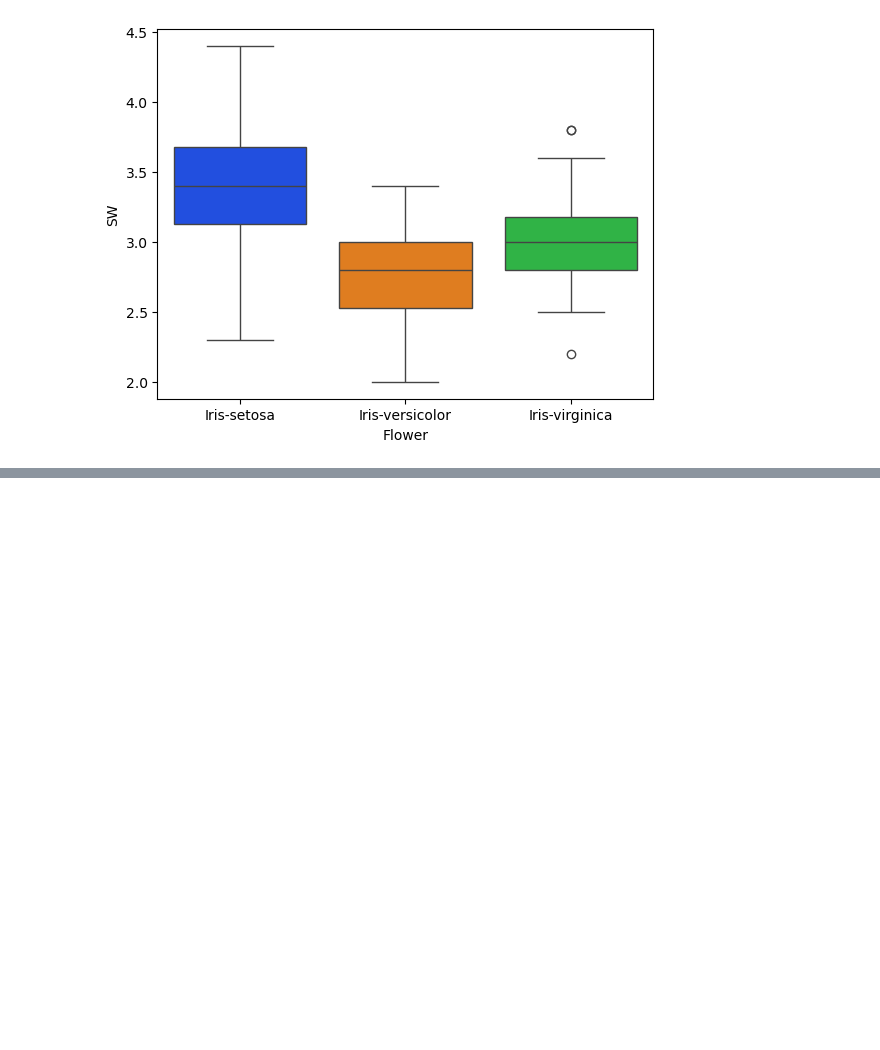
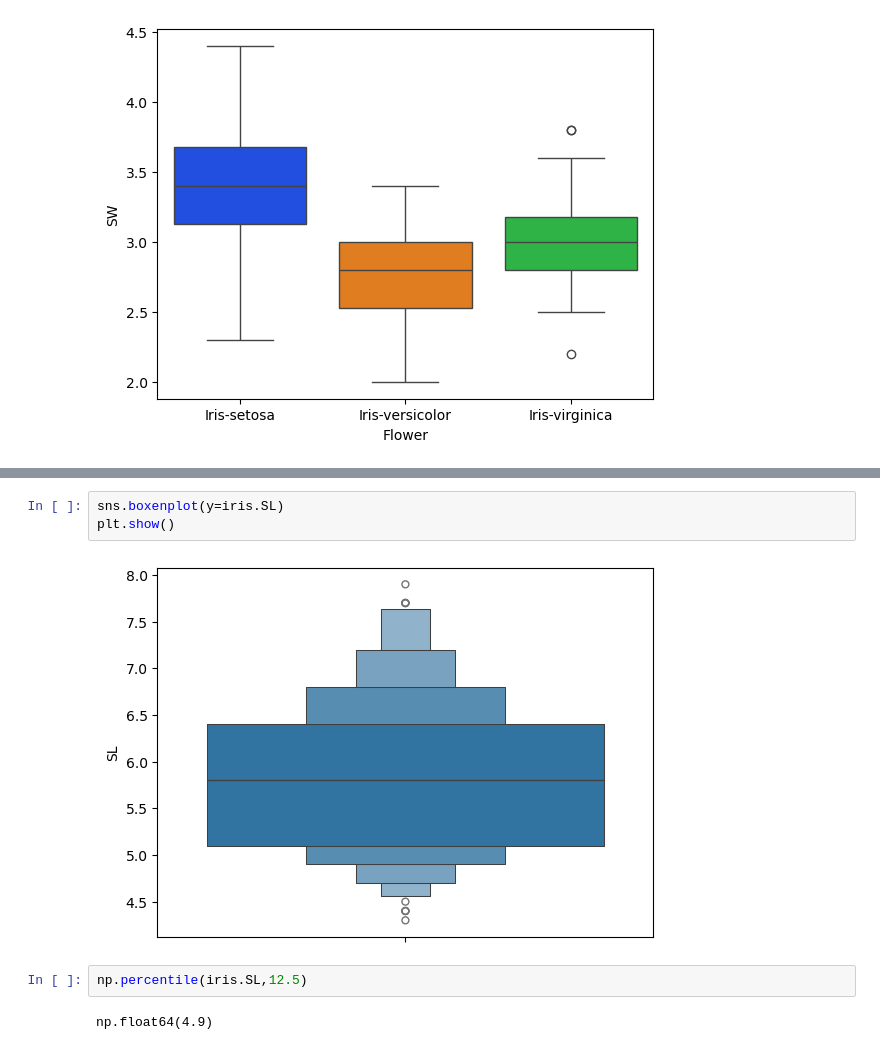
Before and after one commit to musharafaltaf/anacondaPractice, a Jupyter notebook: numpyexample.ipynb, the cells around one changed output, grey strips where cells are left out. Saved outputs shown, nothing was run; the diff lists cells and outputs as text; blank space fills up the shorter version.

```diff
--- a/numpyexample.ipynb
+++ b/numpyexample.ipynb
@@ -1561,0 +1572,9 @@ plt.show()
+# %%
+sns.boxenplot(y=iris.SL)
+plt.show()
+# %% [output]
+[figure, added]
+# %%
+np.percentile(iris.SL,12.5)
+# %% [output]
+np.float64(4.9)
```
Also changed, not shown: parts of 6 cells of this notebook.
